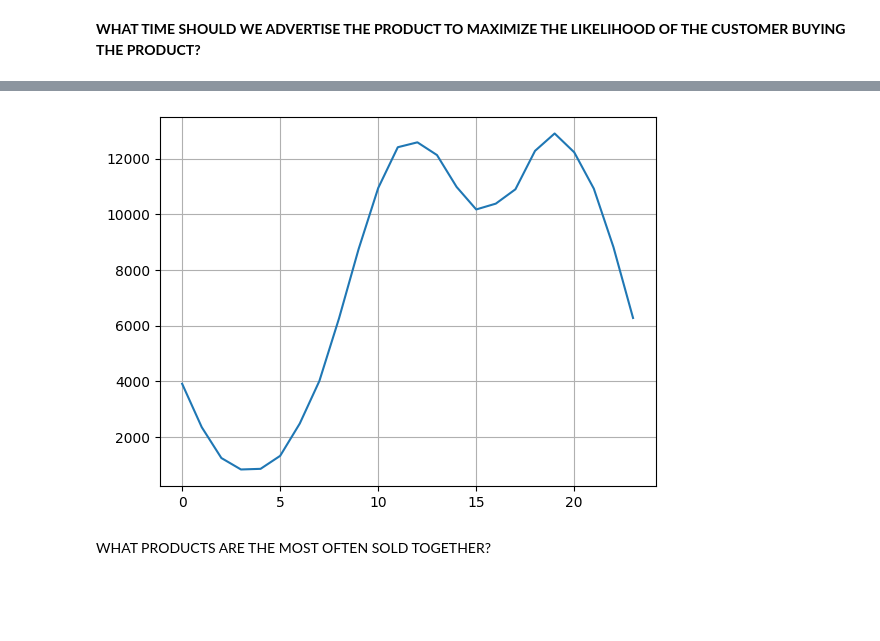
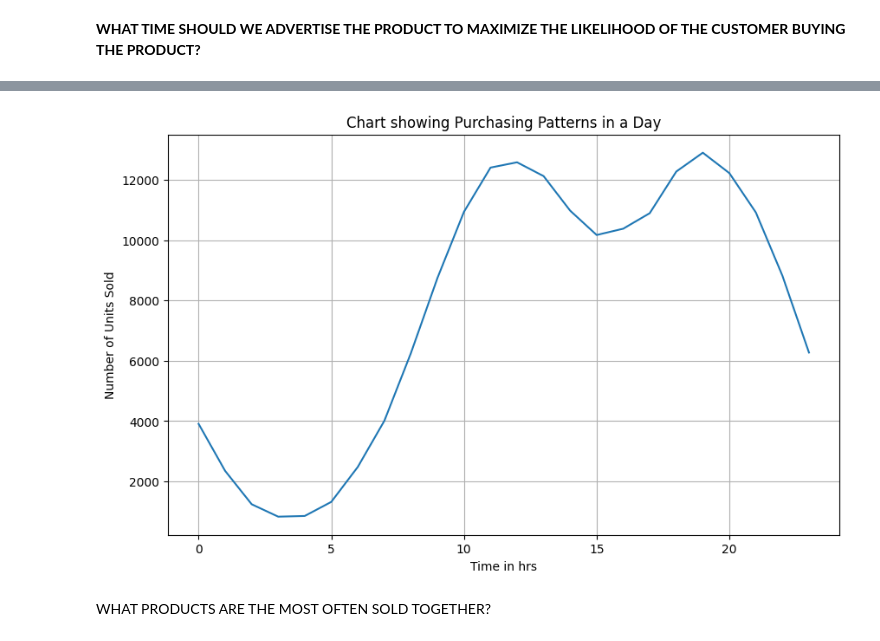
Before and after one commit to robbymumo/Sales-Data-Analysis, a Jupyter notebook: Sales-Data-Analysis.ipynb, the cells around one changed output, grey strips where cells are left out. Saved outputs shown, nothing was run; the diff lists cells and outputs as text; code cells hidden in the pictures; blank space fills up the shorter version.

Commit message:
Changed color schemes of the last charts Changed the sizes and improved labels on the charts

```diff
--- a/Sales-Data-Analysis.ipynb
+++ b/Sales-Data-Analysis.ipynb
@@ -159,11 +216,15 @@ plt.show()
 [figure]
 # %%
 hour_count = df['Hour'].value_counts().sort_index()
+fig, ax1 = plt.subplots(figsize=(10, 6))
 plt.plot(hour_count)
+plt.title('Chart showing Purchasing Patterns in a Day')
+plt.xlabel('Time in hrs')
+plt.ylabel('Number of Units Sold')
 plt.grid()
 plt.show()
 # %% [output]
-[figure, old version]
+[figure, new version]
 # %% [markdown]
 WHAT PRODUCTS ARE THE MOST OFTEN SOLD TOGETHER?
 # %%
```
Also changed, not shown: parts of 5 cells of this notebook.
